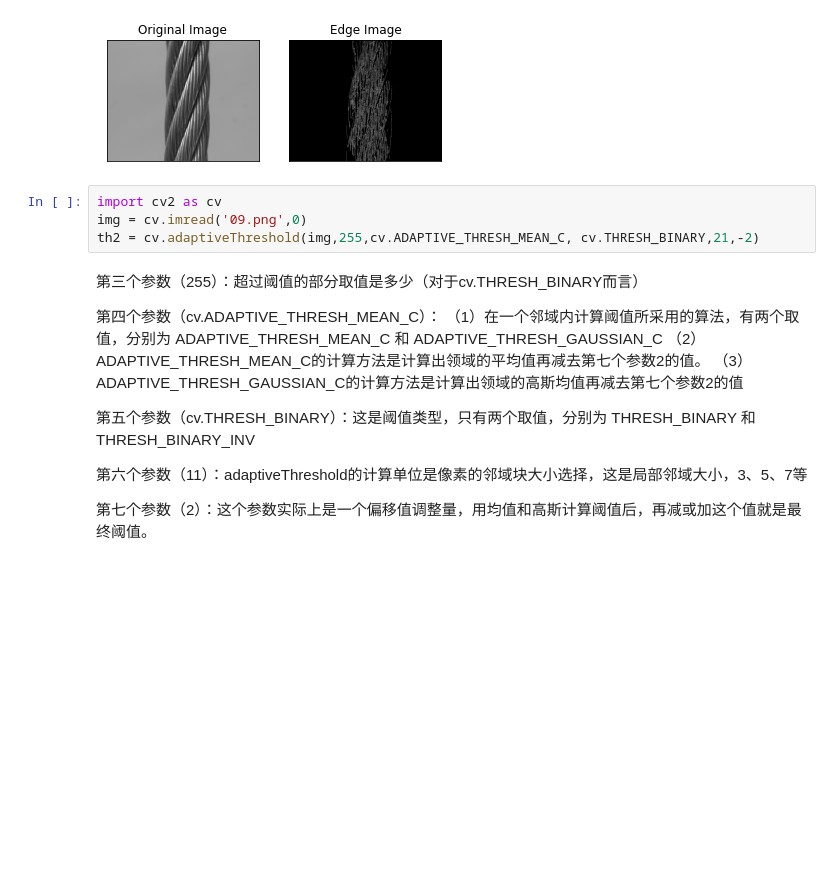
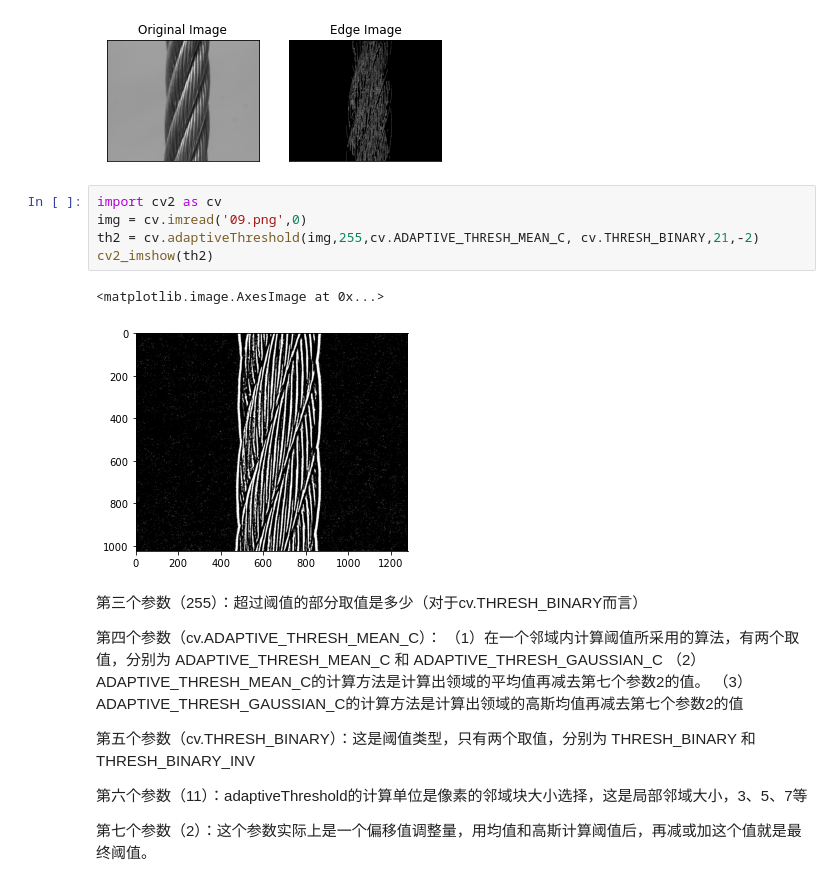
Before and after one commit to zbyzfw/jupyternotebook1, a Jupyter notebook: 第二种方式计算捻距.ipynb, the cells around one changed output. Cells and saved outputs as stored; diff of their text form; blank space fills up the shorter version.

```diff
--- a/第二种方式计算捻距.ipynb
+++ b/第二种方式计算捻距.ipynb
@@ -95,7 +189,11 @@ plt.show()
 # %%
 import cv2 as cv
 img = cv.imread('09.png',0)
 th2 = cv.adaptiveThreshold(img,255,cv.ADAPTIVE_THRESH_MEAN_C, cv.THRESH_BINARY,21,-2)
+cv2_imshow(th2)
+# %% [output]
+<matplotlib.image.AxesImage at 0x...>
+[figure, added]
 # %% [markdown]
 第三个参数（255）：超过阈值的部分取值是多少（对于cv.THRESH_BINARY而言）
 
```
Also changed, not shown: parts of 10 cells of this notebook, 1 other file.
